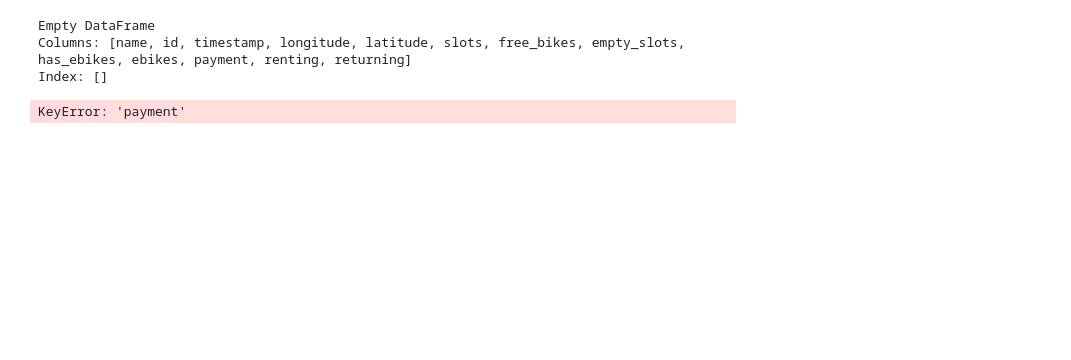
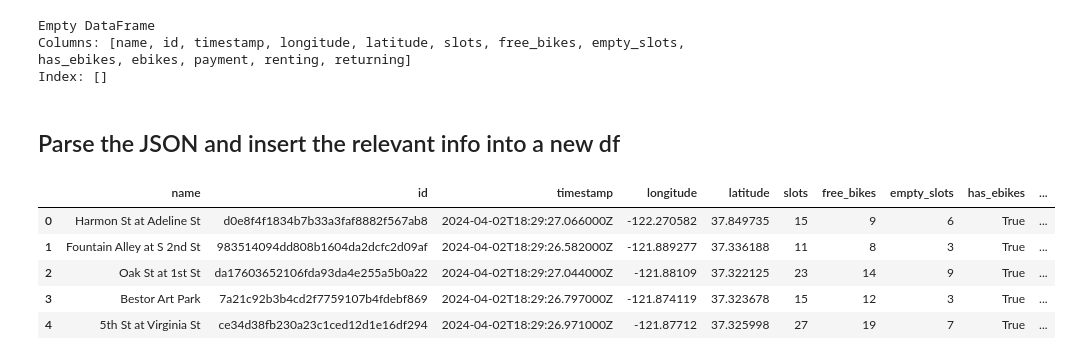
Before and after one commit to briggyx/biking_bayarea, a Jupyter notebook: docs/city_bikes.ipynb, the cells around one changed output. Saved outputs shown, nothing was run; the diff lists cells and outputs as text; code cells hidden in the pictures; blank space fills up the shorter version.

Commit message:
finished parsing json and inserting data into new df

```diff
--- a/docs/city_bikes.ipynb
+++ b/docs/city_bikes.ipynb
@@ -135,7 +108,16 @@ print(citybikes_df)
 Empty DataFrame
 Columns: [name, id, timestamp, longitude, latitude, slots, free_bikes, empty_slots, has_ebikes, ebikes, payment, renting, returning]
 Index: []
-# %%
-citybikes_parsing.citybikes_parsing(citybikes_sanfran2, citybikes_df)
-# %% [output]
-KeyError: 'payment'
+# %% [markdown]
+## Parse the JSON and insert the relevant info into a new df
+# %%
+# Parse dict returned by Citybikes API into a blank df with appropriate headers, using a function from another module
+citybikes_filled_df = citybikes_parsing.citybikes_parsing(citybikes_sanfran2, citybikes_df)
+citybikes_filled_df.head()
+# %% [output]
+|  | name | id | timestamp | longitude | latitude | slots | free_bikes | empty_slots | has_ebikes | ... |
+| 0 | Harmon St at Adeline St | d0e8f4f1834b7b33a3faf8882f567ab8 | 2024-04-02T18:29:27.066000Z | -122.270582 | 37.849735 | 15 | 9 | 6 | True | ... |
+| 1 | Fountain Alley at S 2nd St | 983514094dd808b1604da2dcfc2d09af | 2024-04-02T18:29:26.582000Z | -121.889277 | 37.336188 | 11 | 8 | 3 | True | ... |
+| 2 | Oak St at 1st St | da17603652106fda93da4e255a5b0a22 | 2024-04-02T18:29:27.044000Z | -121.88109 | 37.322125 | 23 | 14 | 9 | True | ... |
+| 3 | Bestor Art Park | 7a21c92b3b4cd2f7759107b4fdebf869 | 2024-04-02T18:29:26.797000Z | -121.874119 | 37.323678 | 15 | 12 | 3 | True | ... |
+| 4 | 5th St at Virginia St | ce34d38fb230a23c1ced12d1e16df294 | 2024-04-02T18:29:26.971000Z | -121.87712 | 37.325998 | 27 | 19 | 7 | True | ... |
```
Also changed, not shown: parts of 8 cells of this notebook, 1 other file.
